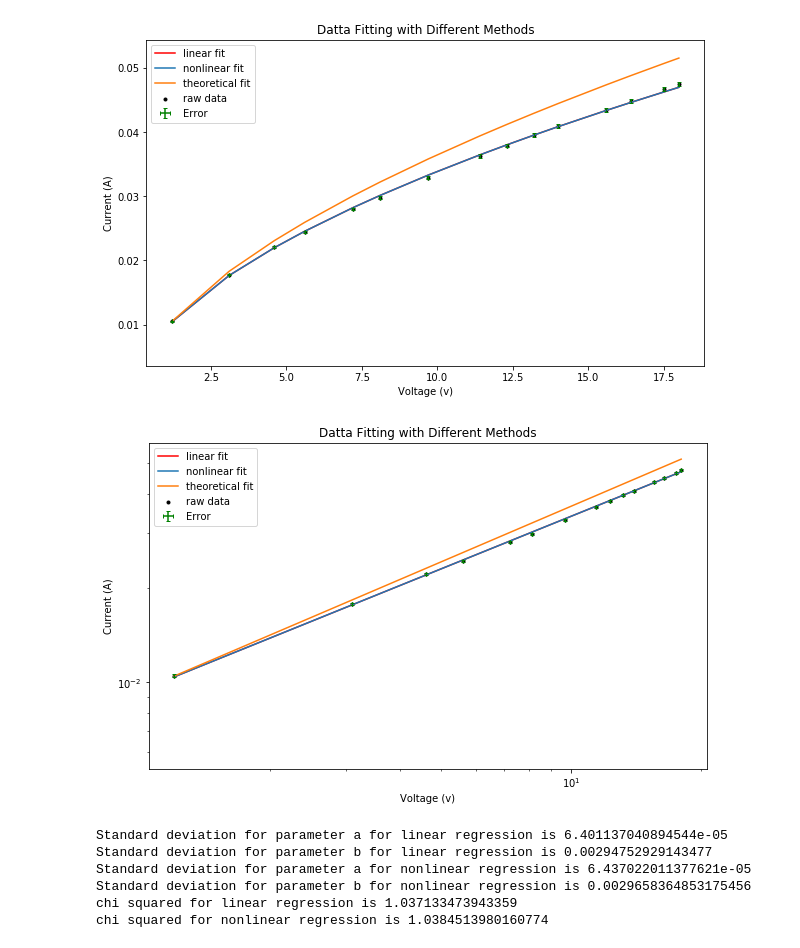
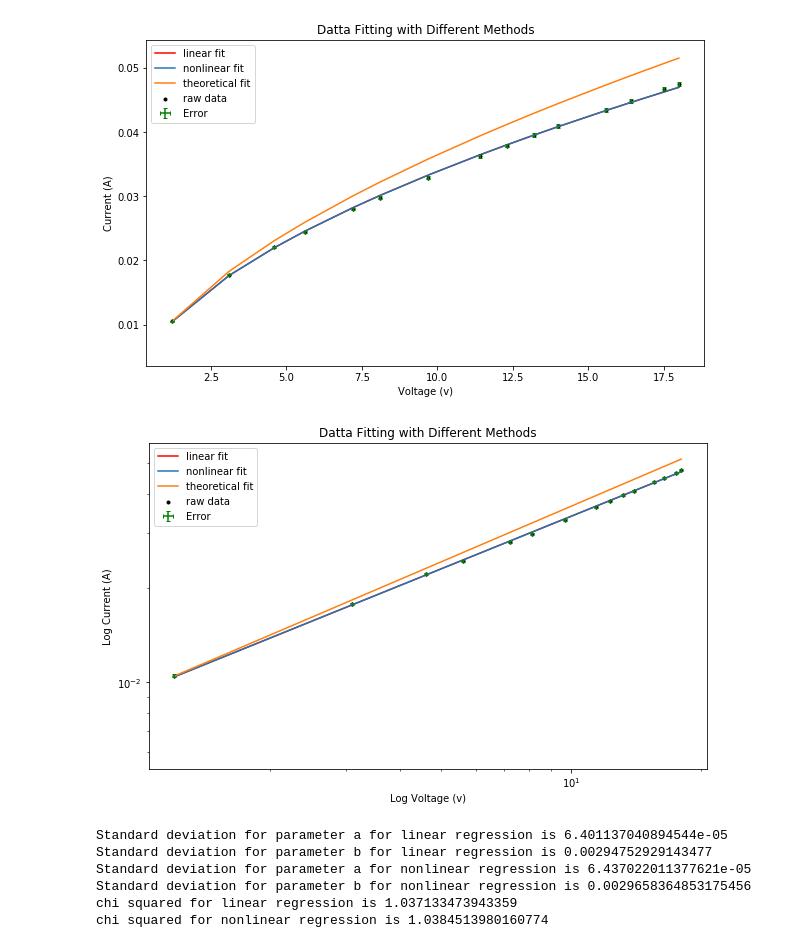
Before and after one commit to AyushPandhi/Pandhi_Ayush_PHY224, a Jupyter notebook: PyLab 4/PyLab 4.ipynb, the cells around one changed output. Cells and saved outputs as stored; diff of their text form; code cells hidden in the pictures.

```diff
--- a/PyLab 4/PyLab 4.ipynb
+++ b/PyLab 4/PyLab 4.ipynb
@@ -107,31 +107,31 @@ plt.show()
 # %%
 #Overplotting linear fit, non-linear fit and theorethical
 plt.figure(figsize=(10,6))
 
 #Raw data
 plt.scatter(voltage, current, label = 'raw data', marker='.', color='k')
 
 #Linear fit
 lin_fit = p_opt_1[0]*voltage**(p_opt_1[1])
 plt.plot(voltage, lin_fit, 'r-', label='linear fit')
 
 #Nonlinear fit
 nonlin_fit = p_opt_2[0]*voltage**(p_opt_2[1])
 plt.plot(voltage, nonlin_fit, label='nonlinear fit')
 
 #Theoretical fit
 theo_fit = p_opt_2[0]*voltage**0.5882
 plt.plot(voltage, theo_fit, label='theoretical fit')
 plt.title('Datta Fitting with Different Methods')
-plt.xlabel('Voltage (v)')
-plt.ylabel('Current (A)')
+plt.xlabel('Log Voltage (v)')
+plt.ylabel('Log Current (A)')
 plt.xscale('log')
 plt.yscale('log')
 plt.errorbar(voltage, current, xerr=0, yerr=i_error, linestyle='none', ecolor='g', label='Error', capsize=2)
 plt.legend()
 plt.show()
 # %% [output]
-[figure, old version]
+[figure, new version]
 # %%
 #Standard deviations for each model and parameter
 sigma_a1 = np.sqrt(p_cov_1[0,0])
```
Also changed, not shown: 1 other file.
